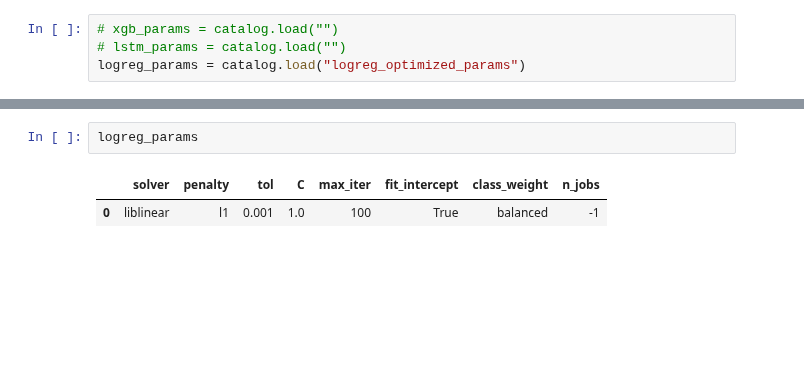
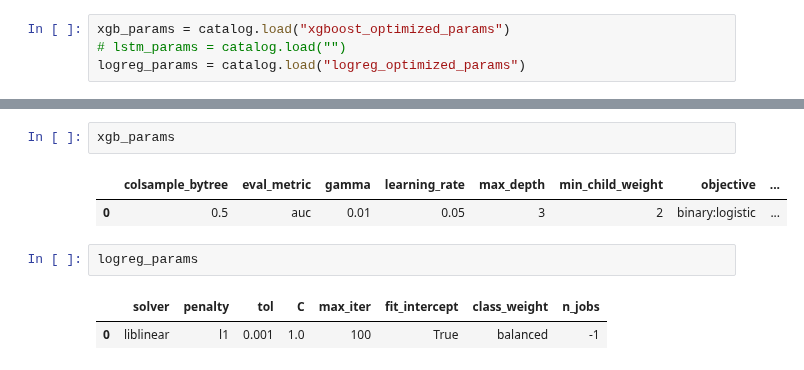
Before and after one commit to gpalazzo/crypto_msc_thesis, a Jupyter notebook: notebooks/reporting/get_best_models_params.ipynb, the cells around one changed output, grey strips where cells are left out. Saved outputs shown, nothing was run; the diff lists cells and outputs as text; blank space fills up the shorter version.

```diff
--- a/notebooks/reporting/get_best_models_params.ipynb
+++ b/notebooks/reporting/get_best_models_params.ipynb
@@ -8,5 +8,5 @@
 # %%
-# xgb_params = catalog.load("")
+xgb_params = catalog.load("xgboost_optimized_params")
 # lstm_params = catalog.load("")
 logreg_params = catalog.load("logreg_optimized_params")
 # %% [output]
@@ -14,3 +15,8 @@ logreg_params = catalog.load("logreg_optimized_params")
+# %%
+xgb_params
+# %% [output]
+|  | colsample_bytree | eval_metric | gamma | learning_rate | max_depth | min_child_weight | objective | ... |
+| 0 | 0.5 | auc | 0.01 | 0.05 | 3 | 2 | binary:logistic | ... |
 # %%
 logreg_params
 # %% [output]
```
Also changed, not shown: parts of 2 cells of this notebook, 9 other files.
